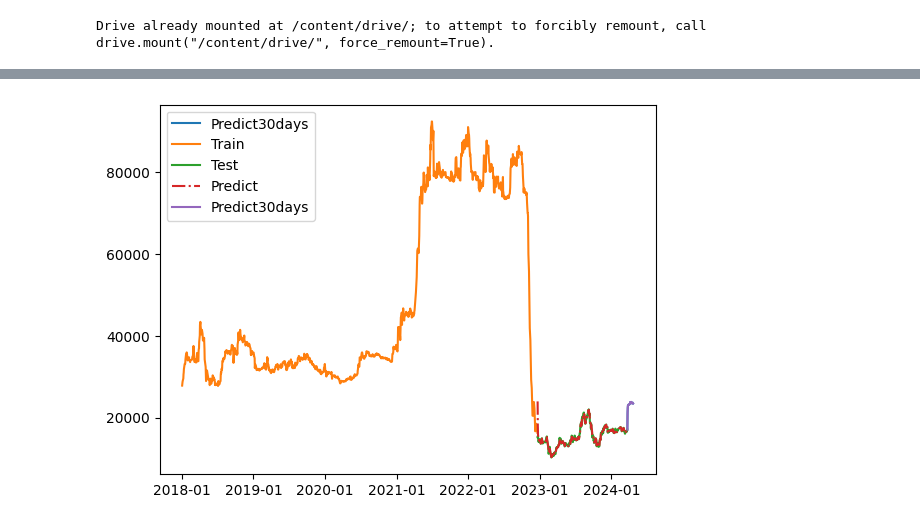
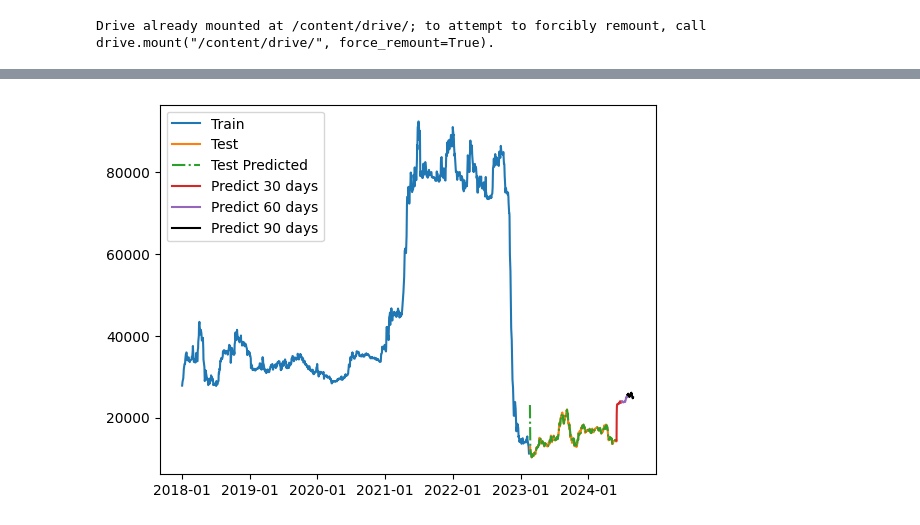
Before and after one commit to duonguwu/IS403_O21_04, a Jupyter notebook: Model/KalmanFilter/Team4_KalmanFilter_NVL_8-2.ipynb, the cells around one changed output, grey strips where cells are left out. Drawn from its saved outputs; the diff is of its cells as text; code cells hidden in the pictures.

```diff
--- a/Model/KalmanFilter/Team4_KalmanFilter_NVL_8-2.ipynb
+++ b/Model/KalmanFilter/Team4_KalmanFilter_NVL_8-2.ipynb
@@ -17,9 +17,9 @@ drive.mount('/content/drive/')
 # %% [output]
 Drive already mounted at /content/drive/; to attempt to forcibly remount, call drive.mount("/content/drive/", force_remount=True).
 # %%
-dig = pd.read_csv('/content/drive/MyDrive/Colab Notebooks/FinalProject_BA/DIG Historical Data.csv')
-dxg = pd.read_csv('/content/drive/MyDrive/Colab Notebooks/FinalProject_BA/DXG Historical Data.csv')
-nvl = pd.read_csv('/content/drive/MyDrive/Colab Notebooks/FinalProject_BA/NVL Historical Data.csv')
+dig = pd.read_csv('/content/drive/MyDrive/Colab Notebooks/FinalProject_BA/DIG Historical Data 1_6.csv')
+dxg = pd.read_csv('/content/drive/MyDrive/Colab Notebooks/FinalProject_BA/DXG Historical Data 1_6.csv')
+nvl = pd.read_csv('/content/drive/MyDrive/Colab Notebooks/FinalProject_BA/NVL Historical Data 1_6.csv')
 # %%
 dig['Price'] = dig['Price'].str.replace('$', '', regex=True)
 dig['Price'] = dig['Price'].str.replace(',', '', regex=True)
@@ -192,35 +176,39 @@ values_reshaped = values_array.reshape(-1, 1)
 # %%
 import matplotlib.dates as mdates
 
 # Tính toán ngày tháng bắt đầu và kết thúc của dự báo 30 ngày tiếp theo
 start_date = nvl.index[-1] + pd.Timedelta(days=1)
-end_date = nvl.index[-1] + pd.Timedelta(days=30)
+end_date_1 = nvl.index[-1] + pd.Timedelta(days=30)
+end_date_2 = nvl.index[-1] + pd.Timedelta(days=60)
+end_date_3 = nvl.index[-1] + pd.Timedelta(days=90)
 
 # Tạo mảng chứa ngày tháng trong khoảng thời gian đó
-predict_dates = pd.date_range(start=start_date, end=end_date)
+predict_dates_1 = pd.date_range(start=start_date, end=end_date_1)
+predict_dates_2 = pd.date_range(start=end_date_1, end=end_date_2)
+predict_dates_3 = pd.date_range(start=end_date_2, end=end_date_3)
 
 # Vẽ biểu đồ
-plt.plot(predict_dates, scaler.inverse_transform(values_reshaped))
-
 # Vẽ dữ liệu huấn luyện
-plt.plot(nvl.index[:train_size], scaler.inverse_transform(train_data))
+plt.plot(nvl.index[:train_size], scaler.inverse_transform(train_data), label='Train')
 
 # Vẽ dữ liệu kiểm tra
-plt.plot(nvl.index[train_size:train_size+test_size], scaler.inverse_transform(test_data),)
+plt.plot(nvl.index[train_size:train_size+test_size], scaler.inverse_transform(test_data), label='Test')
 
 # Vẽ dự báo cho dữ liệu kiểm tra
-plt.plot(nvl.index[train_size:train_size+test_size], test_predicted, linestyle='-.')
+plt.plot(nvl.index[train_size:train_size+test_size], test_predicted, linestyle='-.', label='Test Predicted')
 
-# Vẽ dự báo 30 ngày tiếp theo
-plt.plot(predict_dates, scaler.inverse_transform(values_reshaped))
+# Vẽ dự báo 30, 60, 90 ngày tiếp theo
+plt.plot(predict_dates_1, scaler.inverse_transform(values_reshaped_30), label='Predict 30 days')
+plt.plot(predict_dates_2, scaler.inverse_transform(values_reshaped_60[29:]), label='Predict 60 days')
+plt.plot(predict_dates_3, scaler.inverse_transform(values_reshaped_90[59:]), label='Predict 90 days', color='black')
 
 # Định dạng lại trục x
 plt.gca().xaxis.set_major_formatter(mdates.DateFormatter('%Y-%m'))
 
 # Hiển thị chú thích
-plt.legend(['Predict30days', 'Train', 'Test', 'Predict', 'Predict30days'])
+plt.legend()
 
 # Hiển thị biểu đồ
 plt.show()
 # %% [output]
-[figure, old version]
+[figure, new version]
```
Also changed, not shown: parts of 9 cells of this notebook, 8 other files.
